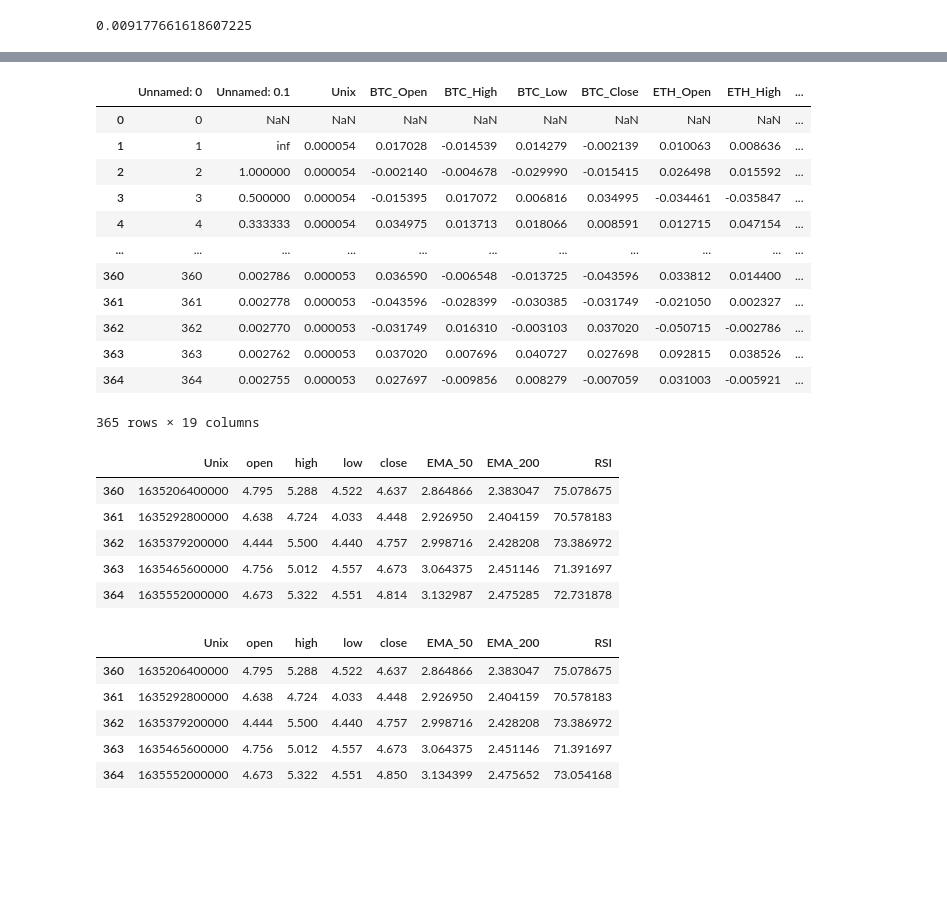
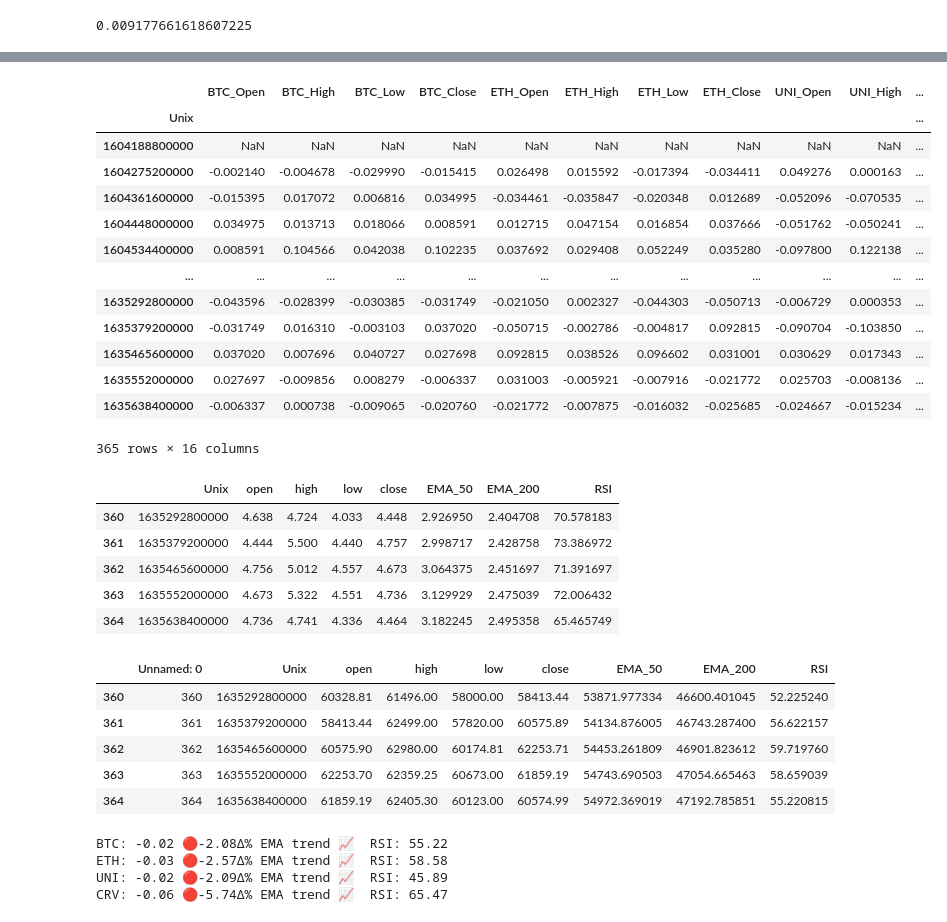
Before and after one commit to partylikeits1983/RaspiEconBot, a Jupyter notebook: macroCharts.ipynb, the cells around one changed output, grey strips where cells are left out. Saved outputs shown, nothing was run; the diff lists cells and outputs as text; code cells hidden in the pictures; blank space fills up the shorter version.

```diff
--- a/macroCharts.ipynb
+++ b/macroCharts.ipynb
@@ -1108,20 +1023,22 @@ df.to_csv('crypto_pct_change.csv')
 # %%
-df = pd.read_csv("crypto_pct_change.csv")
+df = pd.read_csv("data/crypto_pct_change.csv")
+df = df.set_index('Unix')
 df
 # %% [output]
-|  | Unnamed: 0 | Unnamed: 0.1 | Unix | BTC_Open | BTC_High | BTC_Low | BTC_Close | ETH_Open | ETH_High | ... |
-| 0 | 0 | NaN | NaN | NaN | NaN | NaN | NaN | NaN | NaN | ... |
-| 1 | 1 | inf | 0.000054 | 0.017028 | -0.014539 | 0.014279 | -0.002139 | 0.010063 | 0.008636 | ... |
-| 2 | 2 | 1.000000 | 0.000054 | -0.002140 | -0.004678 | -0.029990 | -0.015415 | 0.026498 | 0.015592 | ... |
-| 3 | 3 | 0.500000 | 0.000054 | -0.015395 | 0.017072 | 0.006816 | 0.034995 | -0.034461 | -0.035847 | ... |
-| 4 | 4 | 0.333333 | 0.000054 | 0.034975 | 0.013713 | 0.018066 | 0.008591 | 0.012715 | 0.047154 | ... |
-| ... | ... | ... | ... | ... | ... | ... | ... | ... | ... | ... |
-| 360 | 360 | 0.002786 | 0.000053 | 0.036590 | -0.006548 | -0.013725 | -0.043596 | 0.033812 | 0.014400 | ... |
-| 361 | 361 | 0.002778 | 0.000053 | -0.043596 | -0.028399 | -0.030385 | -0.031749 | -0.021050 | 0.002327 | ... |
-| 362 | 362 | 0.002770 | 0.000053 | -0.031749 | 0.016310 | -0.003103 | 0.037020 | -0.050715 | -0.002786 | ... |
-| 363 | 363 | 0.002762 | 0.000053 | 0.037020 | 0.007696 | 0.040727 | 0.027698 | 0.092815 | 0.038526 | ... |
-| 364 | 364 | 0.002755 | 0.000053 | 0.027697 | -0.009856 | 0.008279 | -0.007059 | 0.031003 | -0.005921 | ... |
+|  | BTC_Open | BTC_High | BTC_Low | BTC_Close | ETH_Open | ETH_High | ETH_Low | ETH_Close | UNI_Open | UNI_High | ... |
+| Unix |  |  |  |  |  |  |  |  |  |  | ... |
+| 1604188800000 | NaN | NaN | NaN | NaN | NaN | NaN | NaN | NaN | NaN | NaN | ... |
+| 1604275200000 | -0.002140 | -0.004678 | -0.029990 | -0.015415 | 0.026498 | 0.015592 | -0.017394 | -0.034411 | 0.049276 | 0.000163 | ... |
+| 1604361600000 | -0.015395 | 0.017072 | 0.006816 | 0.034995 | -0.034461 | -0.035847 | -0.020348 | 0.012689 | -0.052096 | -0.070535 | ... |
+| 1604448000000 | 0.034975 | 0.013713 | 0.018066 | 0.008591 | 0.012715 | 0.047154 | 0.016854 | 0.037666 | -0.051762 | -0.050241 | ... |
+| 1604534400000 | 0.008591 | 0.104566 | 0.042038 | 0.102235 | 0.037692 | 0.029408 | 0.052249 | 0.035280 | -0.097800 | 0.122138 | ... |
+| ... | ... | ... | ... | ... | ... | ... | ... | ... | ... | ... | ... |
+| 1635292800000 | -0.043596 | -0.028399 | -0.030385 | -0.031749 | -0.021050 | 0.002327 | -0.044303 | -0.050713 | -0.006729 | 0.000353 | ... |
+| 1635379200000 | -0.031749 | 0.016310 | -0.003103 | 0.037020 | -0.050715 | -0.002786 | -0.004817 | 0.092815 | -0.090704 | -0.103850 | ... |
+| 1635465600000 | 0.037020 | 0.007696 | 0.040727 | 0.027698 | 0.092815 | 0.038526 | 0.096602 | 0.031001 | 0.030629 | 0.017343 | ... |
+| 1635552000000 | 0.027697 | -0.009856 | 0.008279 | -0.006337 | 0.031003 | -0.005921 | -0.007916 | -0.021772 | 0.025703 | -0.008136 | ... |
+| 1635638400000 | -0.006337 | 0.000738 | -0.009065 | -0.020760 | -0.021772 | -0.007875 | -0.016032 | -0.025685 | -0.024667 | -0.015234 | ... |
-365 rows × 19 columns
+365 rows × 16 columns
 # %%
 df = pd.DataFrame()
 # %%
@@ -1134,13 +1051,14 @@ import talib.abstract as ta
 
 import yfinance as yf
 yf.pdr_override()
-df1 = pd.read_csv('data/crypto.csv')
 
-n = 30
+
+l = ['BTC','ETH','UNI','CRV']
 
 #for loop for each asset and indicator in the csv file
 for i in l:
 
+    df1 = pd.read_csv('data/crypto.csv')
     # reset the df
     df = pd.DataFrame()
     # you don't need to reset index
@@ -1166,22 +1084,23 @@ for i in l:
     df['RSI'] = ta.RSI(df)
 
     # save the CSV
-    df.to_csv("%s.csv" % i)
+    df.to_csv("data/%s.csv" % i)
 
 df.tail()
 # %% [output]
 |  | Unix | open | high | low | close | EMA_50 | EMA_200 | RSI |
-| 360 | 1635206400000 | 4.795 | 5.288 | 4.522 | 4.637 | 2.864866 | 2.383047 | 75.078675 |
-| 361 | 1635292800000 | 4.638 | 4.724 | 4.033 | 4.448 | 2.926950 | 2.404159 | 70.578183 |
-| 362 | 1635379200000 | 4.444 | 5.500 | 4.440 | 4.757 | 2.998716 | 2.428208 | 73.386972 |
-| 363 | 1635465600000 | 4.756 | 5.012 | 4.557 | 4.673 | 3.064375 | 2.451146 | 71.391697 |
-| 364 | 1635552000000 | 4.673 | 5.322 | 4.551 | 4.814 | 3.132987 | 2.475285 | 72.731878 |
+| 360 | 1635292800000 | 4.638 | 4.724 | 4.033 | 4.448 | 2.926950 | 2.404708 | 70.578183 |
+| 361 | 1635379200000 | 4.444 | 5.500 | 4.440 | 4.757 | 2.998717 | 2.428758 | 73.386972 |
+| 362 | 1635465600000 | 4.756 | 5.012 | 4.557 | 4.673 | 3.064375 | 2.451697 | 71.391697 |
+| 363 | 1635552000000 | 4.673 | 5.322 | 4.551 | 4.736 | 3.129929 | 2.475039 | 72.006432 |
+| 364 | 1635638400000 | 4.736 | 4.741 | 4.336 | 4.464 | 3.182245 | 2.495358 | 65.465749 |
-# %%
-df.tail()
-# %% [output]
-|  | Unix | open | high | low | close | EMA_50 | EMA_200 | RSI |
-| 360 | 1635206400000 | 4.795 | 5.288 | 4.522 | 4.637 | 2.864866 | 2.383047 | 75.078675 |
-| 361 | 1635292800000 | 4.638 | 4.724 | 4.033 | 4.448 | 2.926950 | 2.404159 | 70.578183 |
-| 362 | 1635379200000 | 4.444 | 5.500 | 4.440 | 4.757 | 2.998716 | 2.428208 | 73.386972 |
-| 363 | 1635465600000 | 4.756 | 5.012 | 4.557 | 4.673 | 3.064375 | 2.451146 | 71.391697 |
-| 364 | 1635552000000 | 4.673 | 5.322 | 4.551 | 4.850 | 3.134399 | 2.475652 | 73.054168 |
+# %%
+df = pd.read_csv("data/BTC.csv")
+df.tail()
+# %% [output]
+|  | Unnamed: 0 | Unix | open | high | low | close | EMA_50 | EMA_200 | RSI |
+| 360 | 360 | 1635292800000 | 60328.81 | 61496.00 | 58000.00 | 58413.44 | 53871.977334 | 46600.401045 | 52.225240 |
+| 361 | 361 | 1635379200000 | 58413.44 | 62499.00 | 57820.00 | 60575.89 | 54134.876005 | 46743.287400 | 56.622157 |
+| 362 | 362 | 1635465600000 | 60575.90 | 62980.00 | 60174.81 | 62253.71 | 54453.261809 | 46901.823612 | 59.719760 |
+| 363 | 363 | 1635552000000 | 62253.70 | 62359.25 | 60673.00 | 61859.19 | 54743.690503 | 47054.665463 | 58.659039 |
+| 364 | 364 | 1635638400000 | 61859.19 | 62405.30 | 60123.00 | 60574.99 | 54972.369019 | 47192.785851 | 55.220815 |
@@ -1188,3 +1188,10 @@ df.tail()
+# %%
+print(message)
+# %% [output]
+BTC: -0.02 🔴-2.08Δ% EMA trend 📈  RSI: 55.22
+ETH: -0.03 🔴-2.57Δ% EMA trend 📈  RSI: 58.58
+UNI: -0.02 🔴-2.09Δ% EMA trend 📈  RSI: 45.89
+CRV: -0.06 🔴-5.74Δ% EMA trend 📈  RSI: 65.47
 # %%
 # feature for later
 
```
Also changed, not shown: parts of 32 cells of this notebook, 22 other files.
